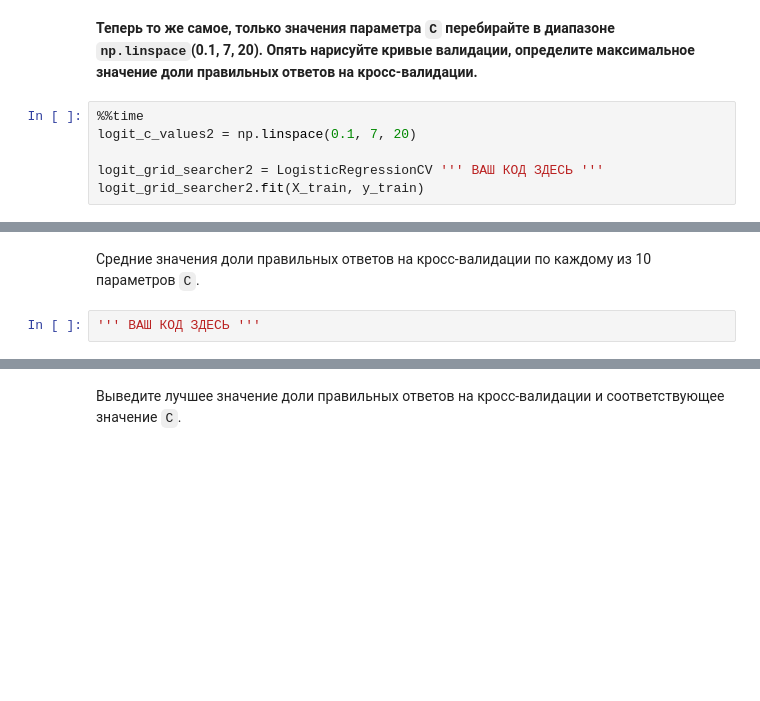
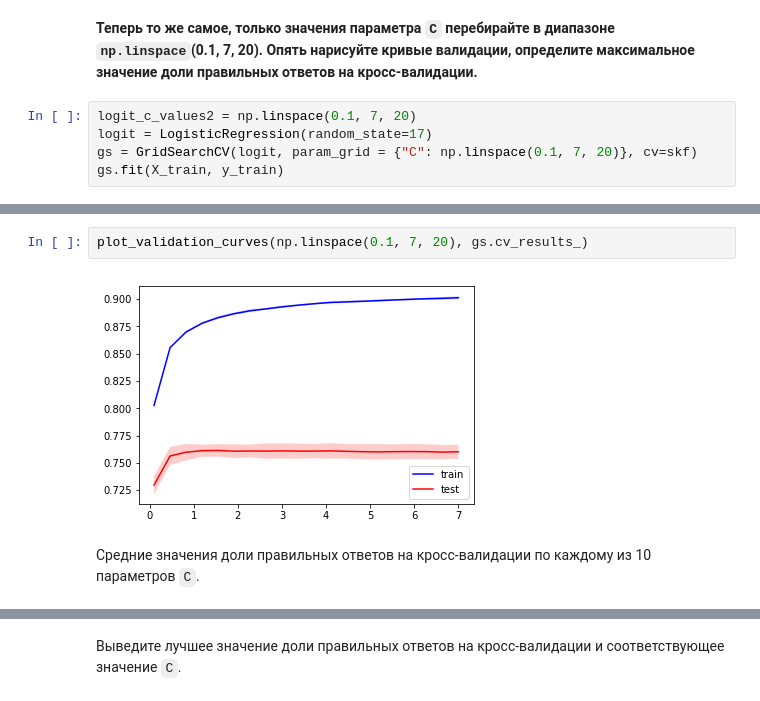
Before and after one commit to dmitrymoshkin/MFTI_Yandex_DA_specialisation, a Jupyter notebook: 6 course/week4_training.ipynb, the cells around one changed output, grey strips where cells are left out. Drawn from its saved outputs; the diff is of its cells as text; blank space fills up the shorter version.

```diff
--- a/6 course/week4_training.ipynb
+++ b/6 course/week4_training.ipynb
@@ -237,8 +245,7 @@ plt.plot(logit_c_values1, logit_mean_cv_scores1);
 # %% [markdown]
 **Теперь то же самое, только значения параметра `C` перебирайте в диапазоне `np.linspace`(0.1, 7, 20). Опять нарисуйте кривые валидации, определите максимальное значение доли правильных ответов на кросс-валидации.**
-# %%
-%%time
-logit_c_values2 = np.linspace(0.1, 7, 20)
-
-logit_grid_searcher2 = LogisticRegressionCV ''' ВАШ КОД ЗДЕСЬ '''
-logit_grid_searcher2.fit(X_train, y_train)
+# %%
+logit_c_values2 = np.linspace(0.1, 7, 20)
+logit = LogisticRegression(random_state=17)
+gs = GridSearchCV(logit, param_grid = {"C": np.linspace(0.1, 7, 20)}, cv=skf)
+gs.fit(X_train, y_train)
@@ -245,4 +265,6 @@ logit_grid_searcher2.fit(X_train, y_train)
+# %%
+plot_validation_curves(np.linspace(0.1, 7, 20), gs.cv_results_)
+# %% [output]
+[figure, added]
 # %% [markdown]
 Средние значения доли правильных ответов на кросс-валидации по каждому из 10 параметров `C`.
-# %%
-''' ВАШ КОД ЗДЕСЬ '''
```
Also changed, not shown: parts of 40 cells of this notebook, 24 other files.
